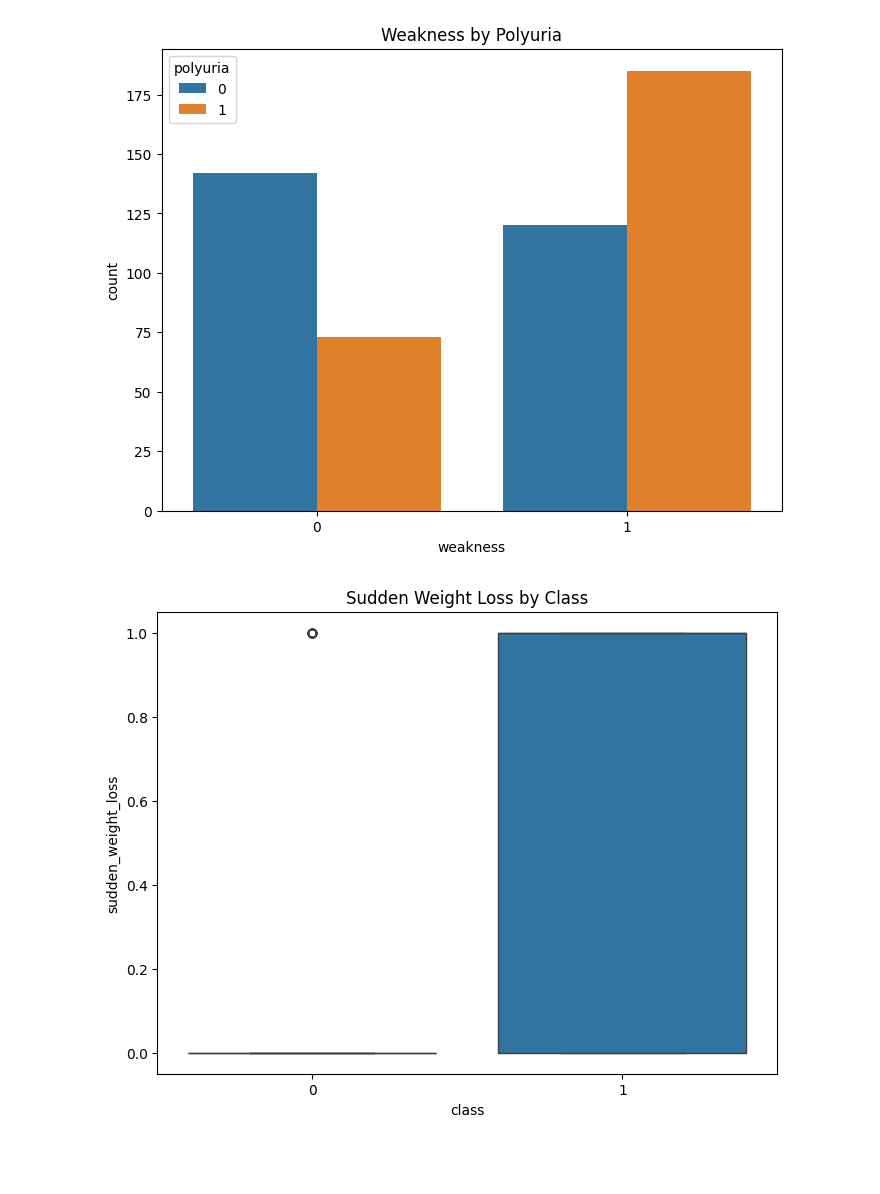
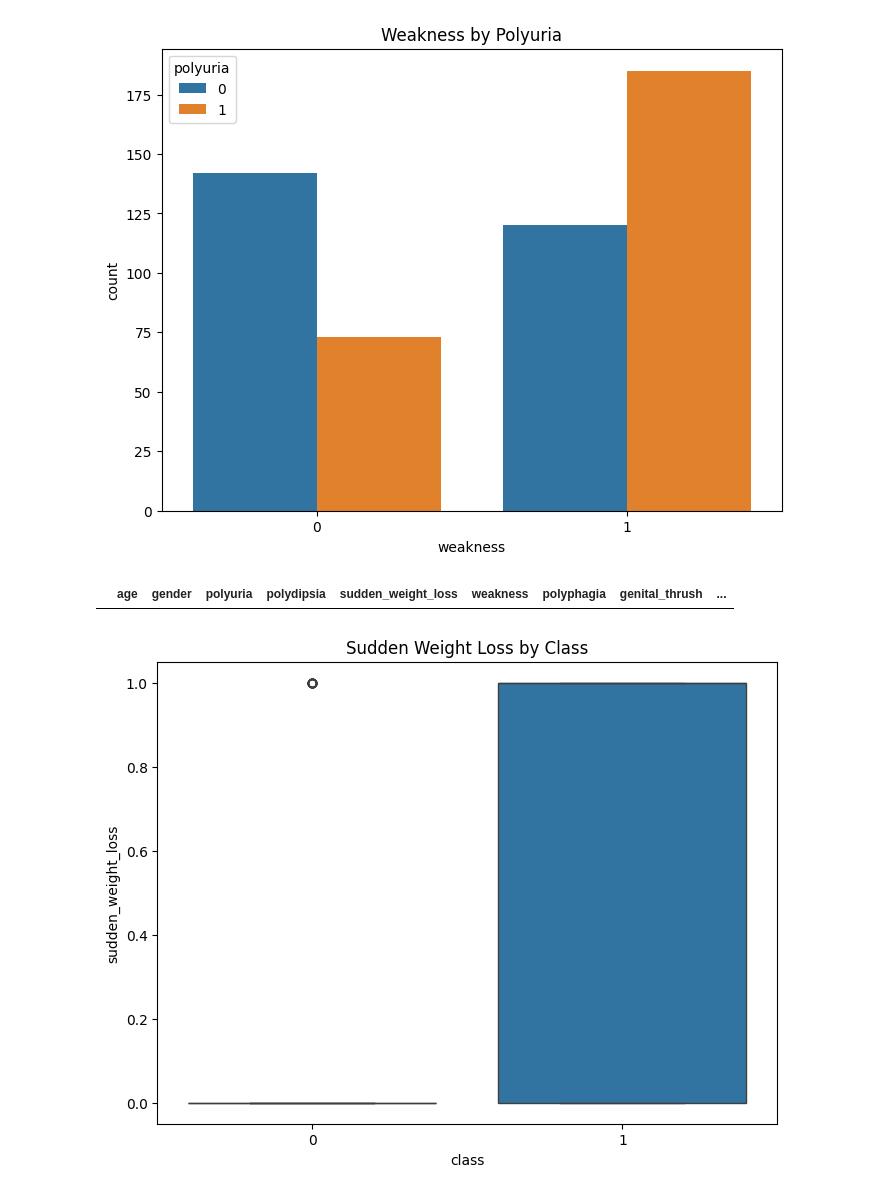
Before and after one commit to AKSHITHA-CHILUKA/Akshitha-GlucoSense-Infy-Nov2024, a Jupyter notebook: Diabities_data_analysis.ipynb, the cells around one changed output. Saved outputs shown, nothing was run; the diff lists cells and outputs as text; code cells hidden in the pictures; blank space fills up the shorter version.

```diff
--- a/Diabities_data_analysis.ipynb
+++ b/Diabities_data_analysis.ipynb
@@ -173,6 +173,10 @@ plt.show()
 [figure]
 [figure]
 [figure]
+# %%
+df[df['class'] == 'Positive']
+# %% [output]
+|  | age | gender | polyuria | polydipsia | sudden_weight_loss | weakness | polyphagia | genital_thrush | ... |
 # %%
 plt.figure(figsize=(8, 6))
 sns.boxplot(x='class', y='sudden_weight_loss', data=df)
```
